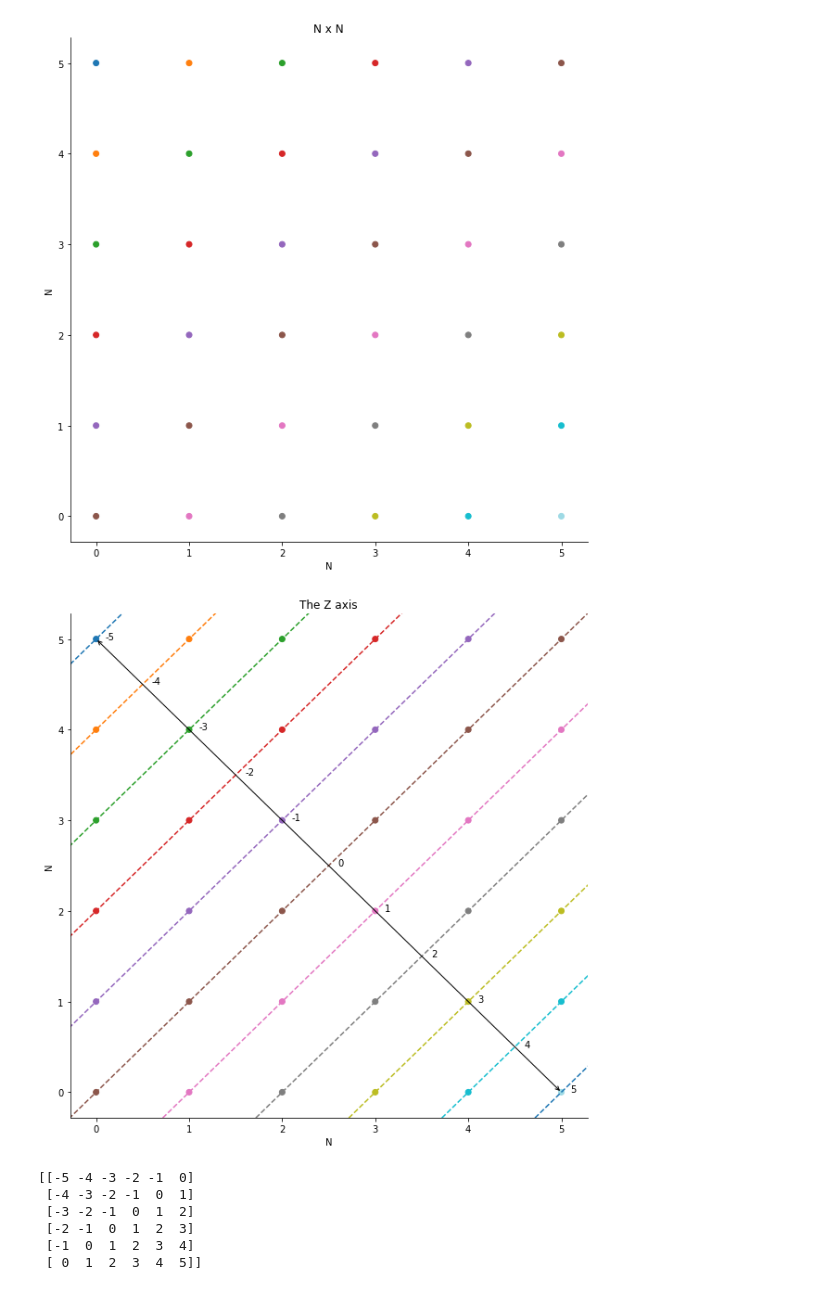
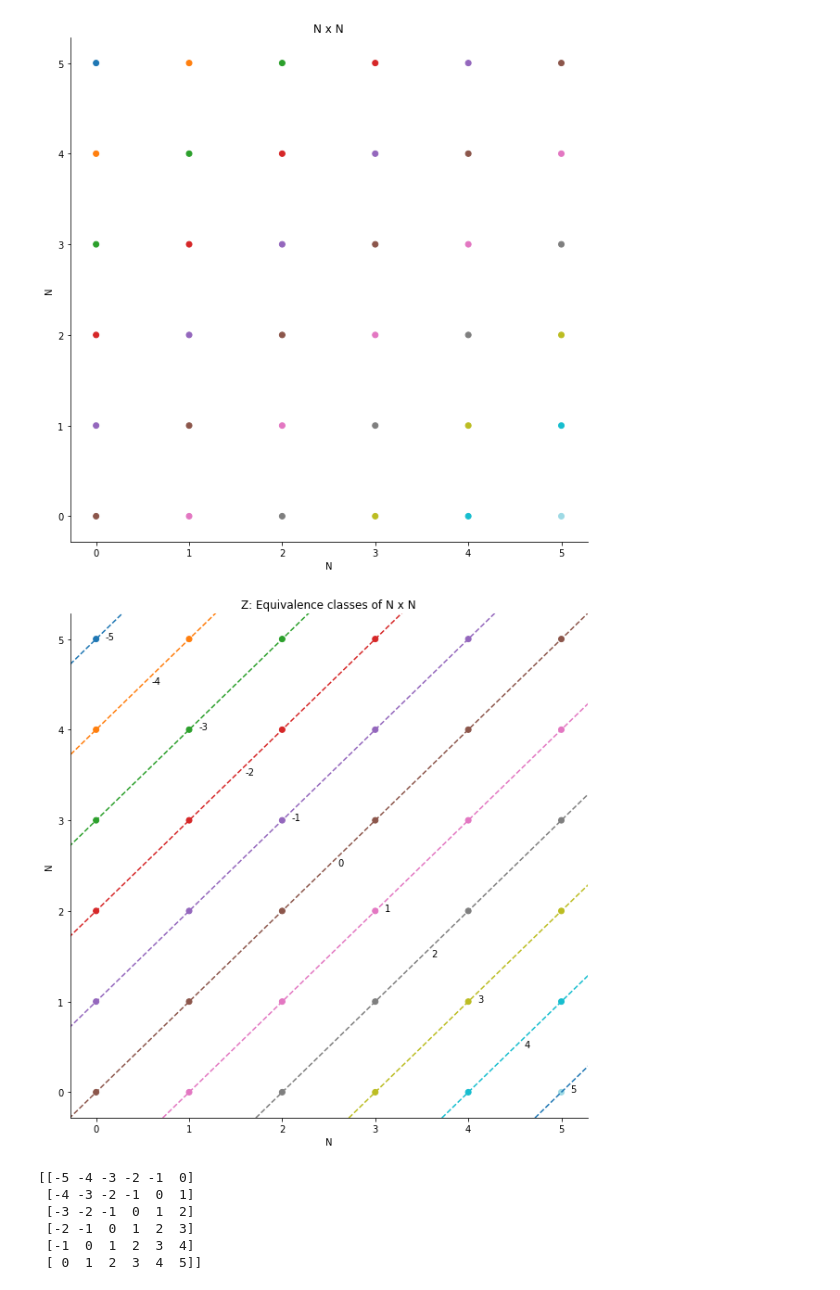
Before and after one commit to jcaip/math-vis, a Jupyter notebook: R visualizations.ipynb, the cells around one changed output. Drawn from its saved outputs; the diff is of its cells as text; code cells hidden in the pictures.

```diff
--- a/R visualizations.ipynb
+++ b/R visualizations.ipynb
@@ -42,35 +42,35 @@ plt.show()
 # %%
 #plotting the Z axis
 plt.figure(figsize=figure_size)
 ax = plt.subplot(111)
-plt.title("The Z axis")
+plt.title("Z: Equivalence classes of N x N")
 plt.ylabel("N")
 plt.xlabel("N")
 plt.xticks(data)
 plt.yticks(data)
 plt.scatter(x, y,  c=z, cmap='tab20')
 
 old_axis = ax.get_xlim(), ax.get_ylim()
 
 ax.spines['right'].set_visible(False)
 ax.spines['top'].set_visible(False)
 
 #plotting the integers
-ax.annotate(s='', xy=(num-1, 0), xytext=(0, num-1), arrowprops=dict(arrowstyle='<->'))
+#ax.annotate(s='', xy=(num-1, 0), xytext=(0, num-1), arrowprops=dict(arrowstyle='<->'))
 for i in range(-5, 6, 1):
     x_vals = np.array(ax.get_xlim())
     y_vals = -i + x_vals
     ax.plot(x_vals, y_vals, '--')
     ax.annotate(str(i), ((i+5.2)/2,  (num-i-1)/2))
 
 ax.set_xlim(old_axis[0])
 ax.set_ylim(old_axis[1])
 plt.savefig("Zaxis.png", bbox_inches='tight')
 plt.show()
 pretty = np.flip(np.array(z).reshape((num, num)), axis=1)
 print(pretty)
 # %% [output]
-[figure, old version]
+[figure, new version]
 [[-5 -4 -3 -2 -1  0]
  [-4 -3 -2 -1  0  1]
  [-3 -2 -1  0  1  2]
```
Also changed, not shown: parts of 6 cells of this notebook, 5 other files.
